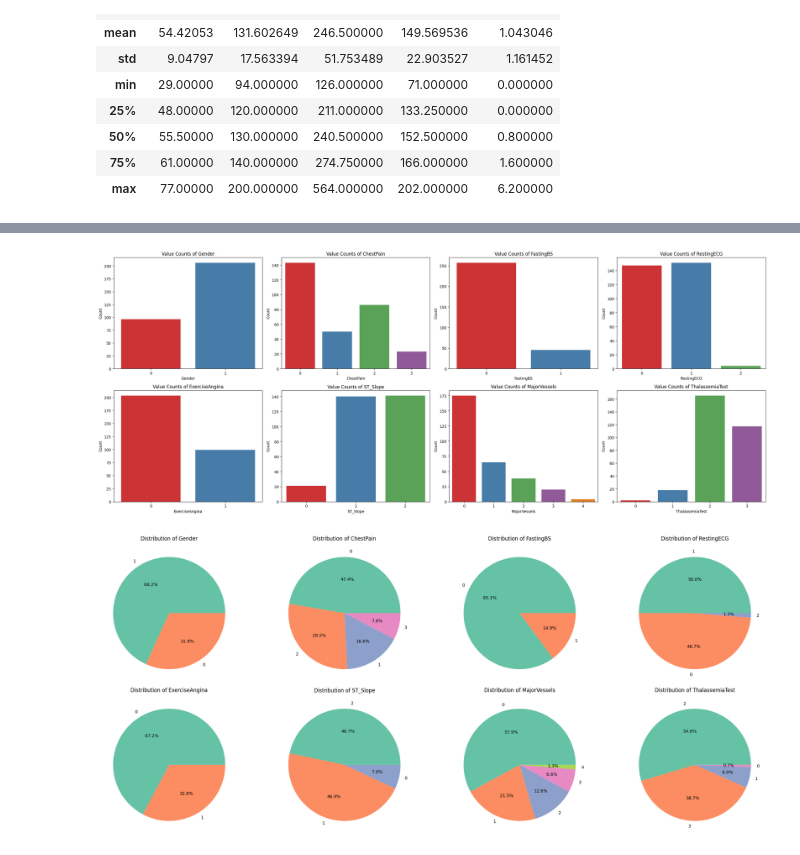
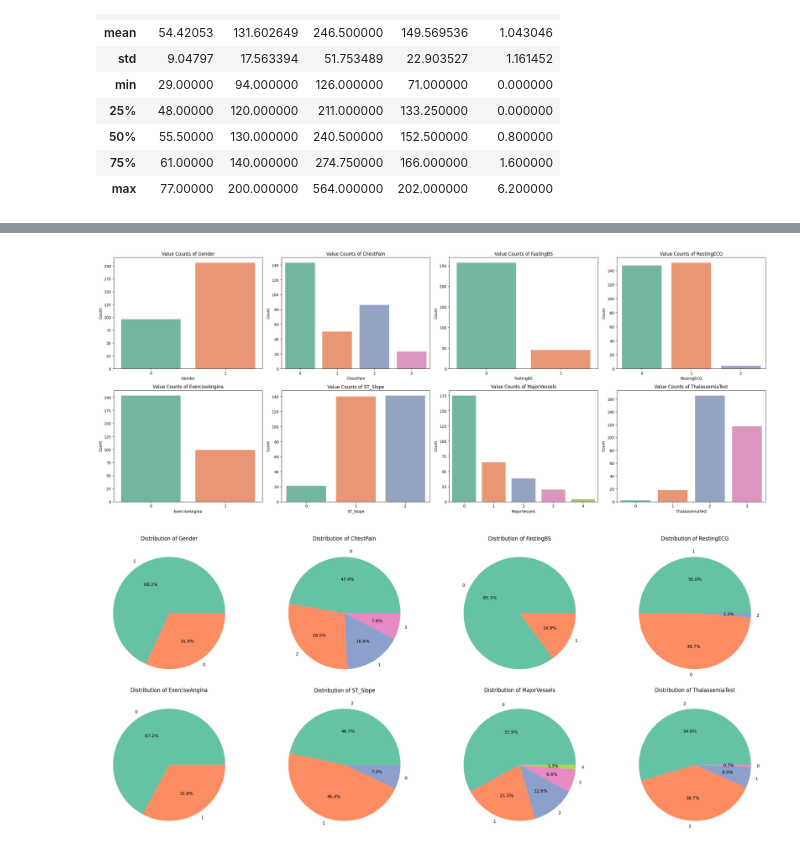
Before and after one commit to bakar6947/AI-ML-Internship-Projects, a Jupyter notebook: Heart Disease/notebook.ipynb, the cells around one changed output, grey strips where cells are left out. Cells and saved outputs as stored; diff of their text form; code cells hidden in the pictures.

```diff
--- a/Heart Disease/notebook.ipynb
+++ b/Heart Disease/notebook.ipynb
@@ -172,17 +193,17 @@ df[count_feat].describe()
 # %%
 # Count unique values in discrete features
 
 plt.figure(figsize=(25,10))
 
 for i, var in enumerate(disc_feat):
     plt.subplot(2,4, i+1)
-    sns.countplot(x=df[var], palette='Set1')
+    sns.countplot(x=df[var], palette='Set2')
     plt.title(f'Value Counts of {var}')
     plt.xlabel(var)
     plt.ylabel('Count')
     plt.tight_layout()
 # %% [output]
-[figure, old version]
+[figure, new version]
 # %%
 # Get Distribution % of discreate features
 plt.figure(figsize=(25,10))
```
Also changed, not shown: parts of 18 cells of this notebook.
